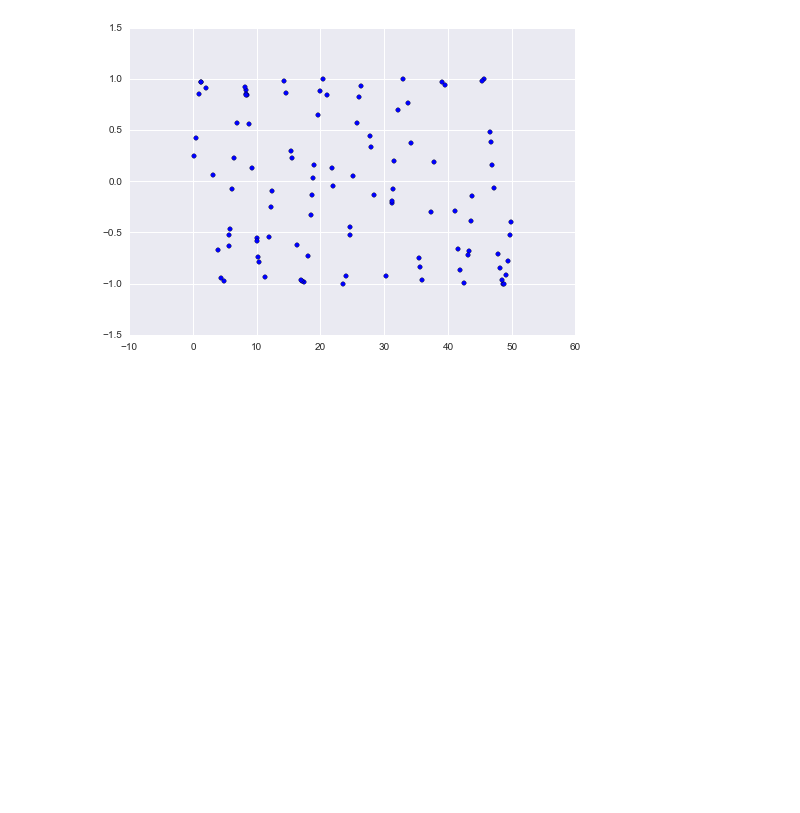
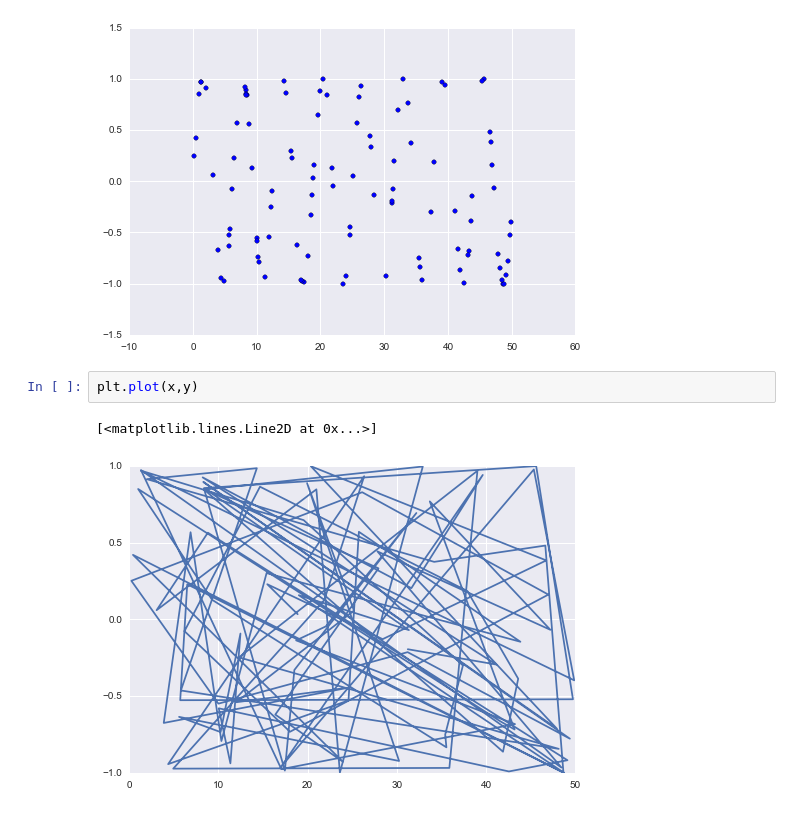
Before and after one commit to jonathan-svds/jupyter-best-practices, a Jupyter notebook: notebooks/07-github-integration.ipynb, the cells around one changed output. Drawn from its saved outputs; the diff is of its cells as text; blank space fills up the shorter version.

```diff
--- a/notebooks/07-github-integration.ipynb
+++ b/notebooks/07-github-integration.ipynb
@@ -14,3 +14,8 @@ plt.scatter(x, y)
 # %% [output]
 <matplotlib.collections.PathCollection at 0x...>
 [figure]
+# %%
+plt.plot(x,y)
+# %% [output]
+[<matplotlib.lines.Line2D at 0x...>]
+[figure, added]
```
Also changed, not shown: 1 other file.
